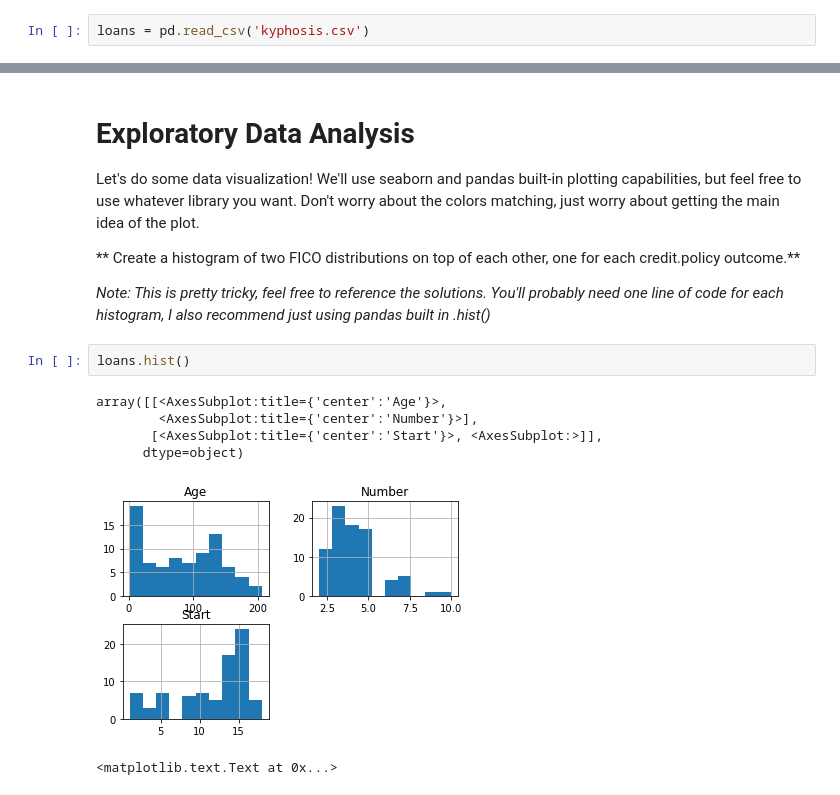
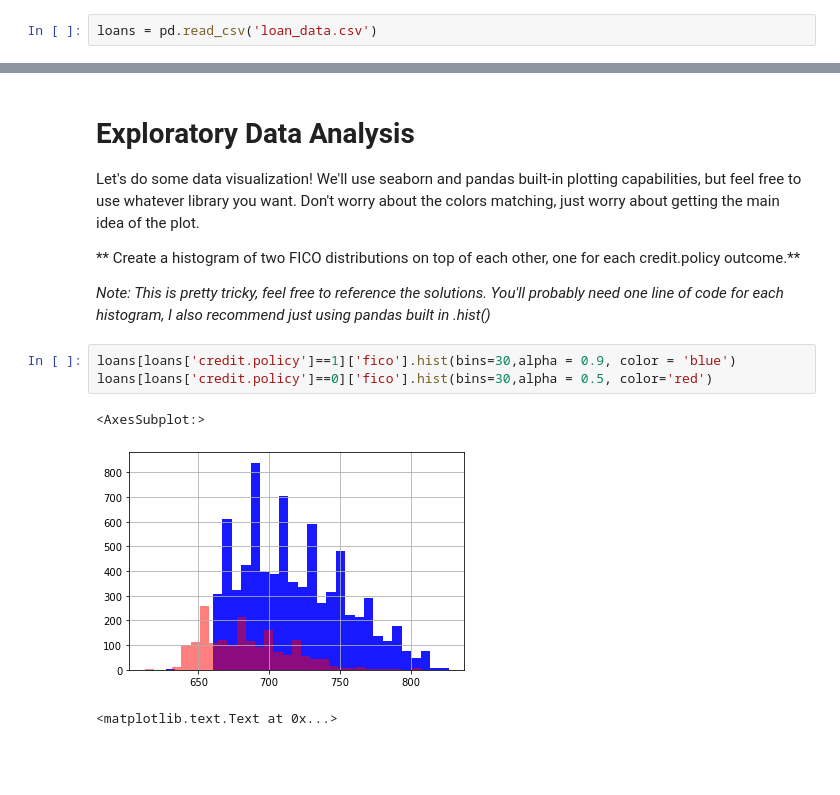
Before and after one commit to rubdul/Python, a Jupyter notebook: Python for Data Science and Machine Learning/Py_DS_ML_Bootcamp-master/15-Decision-Trees-and-Random-Forests/02-Decision Trees and Random Forest Project.ipynb, the cells around one changed output, grey strips where cells are left out. Saved outputs shown, nothing was run; the diff lists cells and outputs as text; blank space fills up the shorter version.

```diff
--- a/Python for Data Science and Machine Learning/Py_DS_ML_Bootcamp-master/15-Decision-Trees-and-Random-Forests/02-Decision Trees and Random Forest Project.ipynb
+++ b/Python for Data Science and Machine Learning/Py_DS_ML_Bootcamp-master/15-Decision-Trees-and-Random-Forests/02-Decision Trees and Random Forest Project.ipynb
@@ -36,4 +37,4 @@ import pandas as pd, numpy as np, matplotlib.pyplot as plt, seaborn as sns
 
 ** Use pandas to read loan_data.csv as a dataframe called loans.**
 # %%
-loans = pd.read_csv('kyphosis.csv')
+loans = pd.read_csv('loan_data.csv')
@@ -122,14 +129,12 @@ Let's do some data visualization! We'll use seaborn and pandas built-in plotting
 ** Create a histogram of two FICO distributions on top of each other, one for each credit.policy outcome.**
 
 *Note: This is pretty tricky, feel free to reference the solutions. You'll probably need one line of code for each histogram, I also recommend just using pandas built in .hist()*
-# %%
-loans.hist()
-# %% [output]
-array([[<AxesSubplot:title={'center':'Age'}>,
-        <AxesSubplot:title={'center':'Number'}>],
-       [<AxesSubplot:title={'center':'Start'}>, <AxesSubplot:>]],
-      dtype=object)
-[figure, removed]
+# %%
+loans[loans['credit.policy']==1]['fico'].hist(bins=30,alpha = 0.9, color = 'blue')
+loans[loans['credit.policy']==0]['fico'].hist(bins=30,alpha = 0.5, color='red')
+# %% [output]
+<AxesSubplot:>
+[figure, added]
 # %%
 # %% [output]
 <matplotlib.text.Text at 0x...>
```
Also changed, not shown: parts of 27 cells of this notebook, 1 other file.
